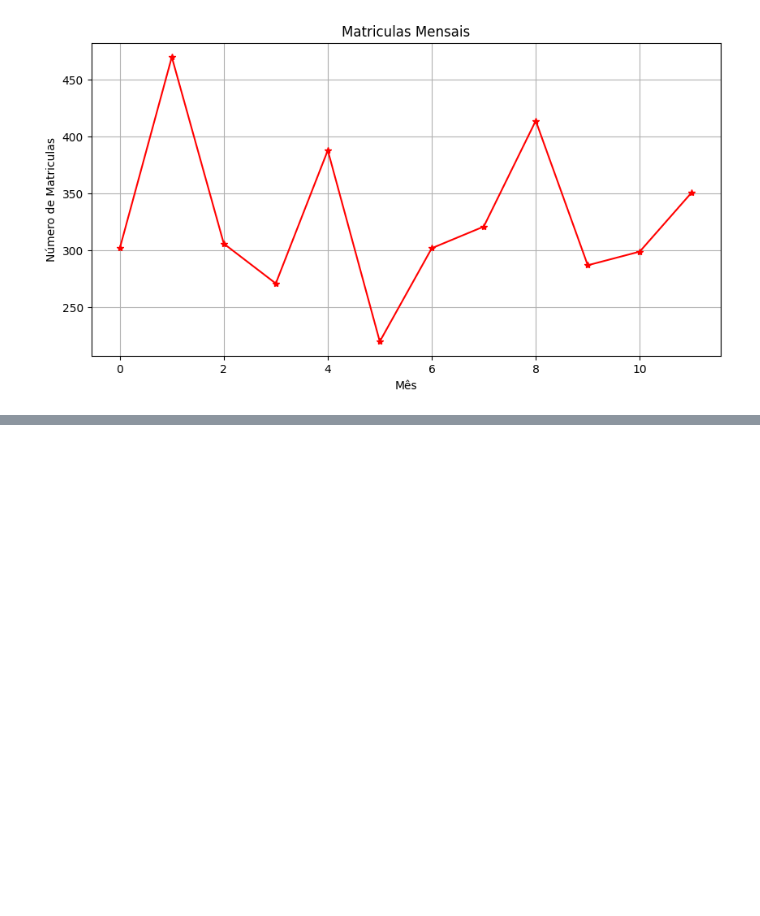
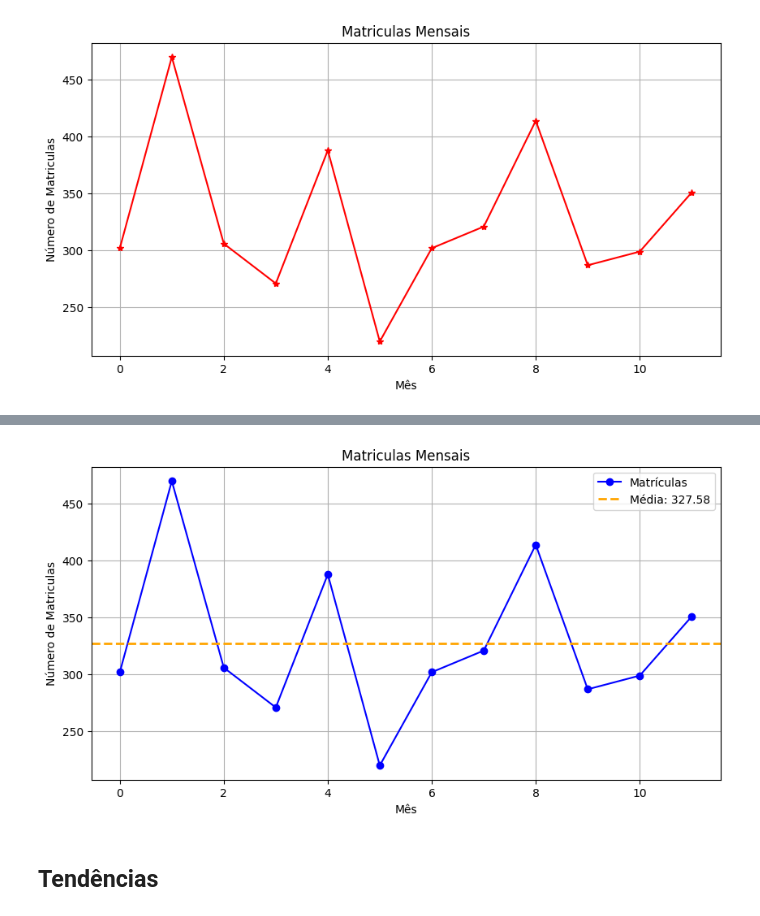
Before and after one commit to GabrDeme/2025-1S-1CD, a Jupyter notebook: 2025-1S-1CD/Sprint2/0404/analise.ipynb, the cells around one changed output, grey strips where cells are left out. Drawn from its saved outputs; the diff is of its cells as text; code cells hidden in the pictures; blank space fills up the shorter version.

```diff
--- a/2025-1S-1CD/Sprint2/0404/analise.ipynb
+++ b/2025-1S-1CD/Sprint2/0404/analise.ipynb
@@ -36,0 +37,19 @@ plt.show()
+# %%
+# Calculo da média
+media_matricula = df['Matrículas'].mean()
+
+# Plotação do gráfico de matriculas mensais com destaque da média
+plt.figure(figsize=(10, 5))
+df['Matrículas'].plot(marker='o', linestyle='-', color='blue', label='Matrículas')
+# Linha de destaque
+plt.axhline(y=media_matricula, color='orange', linestyle='--', linewidth=2, label=f'Média: {media_matricula:.2f}')
+plt.title('Matriculas Mensais')
+plt.xlabel('Mês')
+plt.ylabel('Número de Matriculas')
+plt.grid(True)
+plt.legend()
+plt.show()
+# %% [output]
+[figure, added]
+# %% [markdown]
+## Tendências
```
Also changed, not shown: parts of 10 cells of this notebook.
